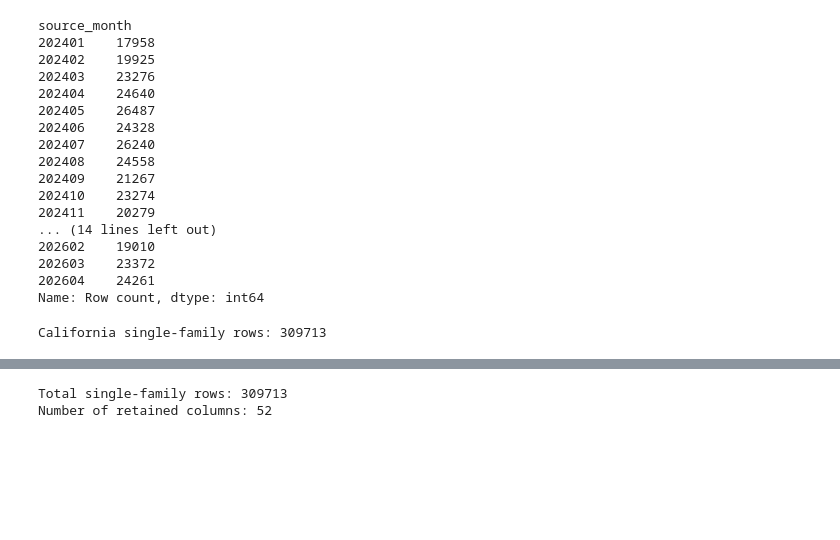
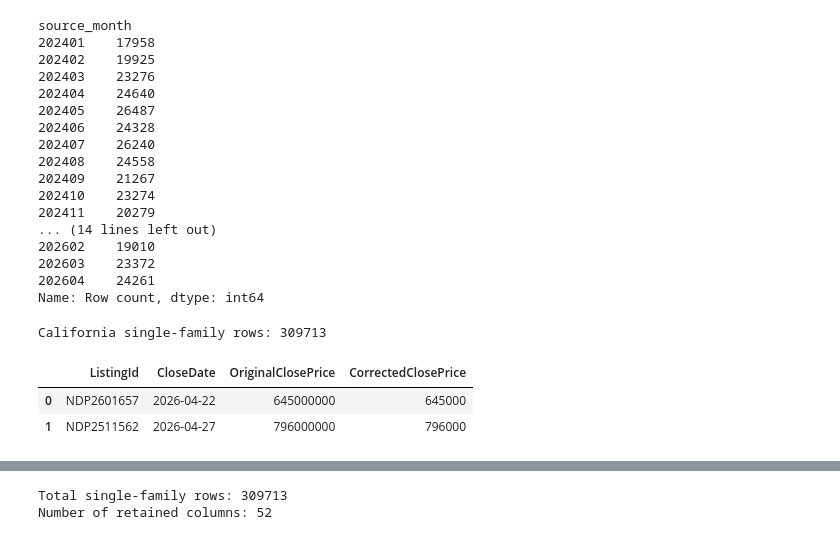
Before and after one commit to jiajiaa03/IDX-Exchange-Data-Science, a Jupyter notebook: notebooks/02_preprocessing.ipynb, the cells around one changed output, grey strips where cells are left out. Drawn from its saved outputs; the diff is of its cells as text; code cells hidden in the pictures; blank space fills up the shorter version.

```diff
--- a/notebooks/02_preprocessing.ipynb
+++ b/notebooks/02_preprocessing.ipynb
@@ -106,3 +107,49 @@ single_family_df = df.loc[
 print("California single-family rows:", len(single_family_df))
 # %% [output]
 California single-family rows: 309713
+# %%
+# Correct two sale prices using listing IDs and sale dates.
+price_corrections = [
+    ("NDP2601657", "2026-04-22", 645000000, 645000),
+    ("NDP2511562", "2026-04-27", 796000000, 796000),
+]
+
+correction_log = []
+
+for listing_id, close_date, old_price, new_price in price_corrections:
+    mask = (
+        single_family_df["ListingId"].astype("string").eq(listing_id)
+        & pd.to_datetime(
+            single_family_df["CloseDate"], errors="coerce"
+        ).dt.normalize().eq(pd.Timestamp(close_date))
+    )
+
+    # Require exactly one matching record.
+    assert mask.sum() == 1, (
+        f"Expected one record for {listing_id}; found {mask.sum()}."
+    )
+
+    current_price = pd.to_numeric(
+        single_family_df.loc[mask, "ClosePrice"],
+        errors="raise",
+    ).iloc[0]
+
+    # Allow this cell to run again after correction.
+    assert current_price in (old_price, new_price), (
+        f"Unexpected ClosePrice for {listing_id}: {current_price}"
+    )
+
+    single_family_df.loc[mask, "ClosePrice"] = new_price
+
+    correction_log.append({
+        "ListingId": listing_id,
+        "CloseDate": close_date,
+        "OriginalClosePrice": old_price,
+        "CorrectedClosePrice": new_price,
+    })
+
+display(pd.DataFrame(correction_log))
+# %% [output]
+|  | ListingId | CloseDate | OriginalClosePrice | CorrectedClosePrice |
+| 0 | NDP2601657 | 2026-04-22 | 645000000 | 645000 |
+| 1 | NDP2511562 | 2026-04-27 | 796000000 | 796000 |
```
Also changed, not shown: parts of 25 cells of this notebook.
